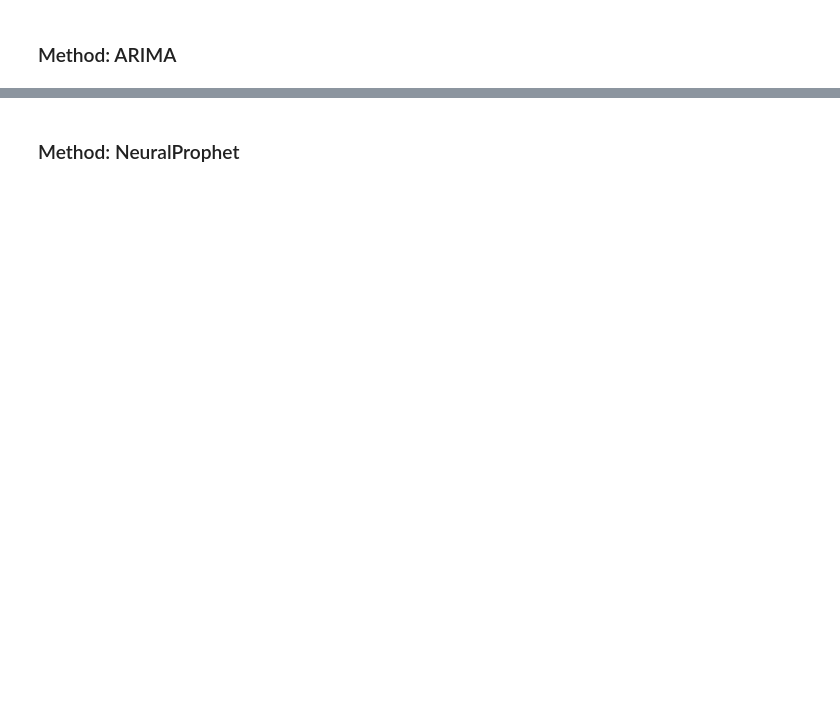
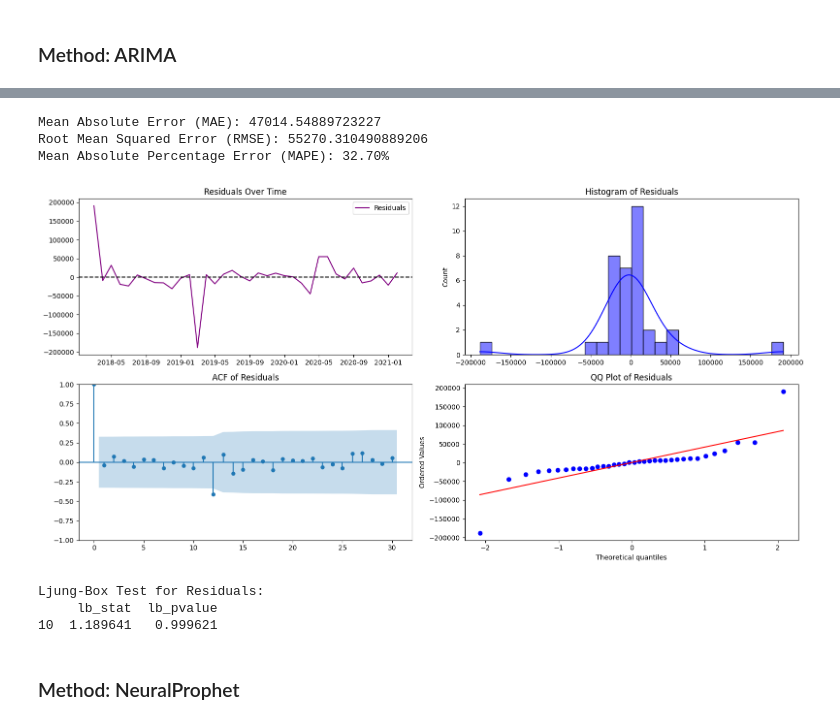
Before and after one commit to CLIUKELLY/Canadian-Car-Sales-Forecasting, a Jupyter notebook: ARIMA Forecasting.ipynb, the cells around one changed output, grey strips where cells are left out. Cells and saved outputs as stored; diff of their text form; code cells hidden in the pictures; blank space fills up the shorter version.

```diff
--- a/ARIMA Forecasting.ipynb
+++ b/ARIMA Forecasting.ipynb
@@ -305,2 +286,61 @@ Too few observations to estimate starting parameters for seasonal ARMA. All para
+# %%
+from sklearn.metrics import mean_absolute_error, mean_squared_error
+
+# Evaluate the forecast using test set
+test_set_values = test_set['VALUE']  # Ensure test_set contains the actual test period values
+mae = mean_absolute_error(test_set_values, forecast_arima)
+rmse = np.sqrt(mean_squared_error(test_set_values, forecast_arima))
+mape = np.mean(np.abs((test_set_values - forecast_arima) / test_set_values)) * 100
+
+print(f"Mean Absolute Error (MAE): {mae}")
+print(f"Root Mean Squared Error (RMSE): {rmse}")
+print(f"Mean Absolute Percentage Error (MAPE): {mape:.2f}%")
+
+# Residual Analysis
+residuals = arima_result.resid
+
+# Plot residuals
+plt.figure(figsize=(16, 8))
+
+# Residuals over time
+plt.subplot(2, 2, 1)
+plt.plot(residuals, label='Residuals', color='purple')
+plt.axhline(y=0, color='black', linestyle='--')
+plt.title('Residuals Over Time')
+plt.legend()
+
+# Histogram of residuals
+plt.subplot(2, 2, 2)
+sns.histplot(residuals, kde=True, color='blue')
+plt.title('Histogram of Residuals')
+
+# ACF plot of residuals
+from statsmodels.graphics.tsaplots import plot_acf
+plt.subplot(2, 2, 3)
+plot_acf(residuals, lags=30, ax=plt.gca())
+plt.title('ACF of Residuals')
+
+# QQ plot of residuals
+import scipy.stats as stats
+plt.subplot(2, 2, 4)
+stats.probplot(residuals, dist="norm", plot=plt)
+plt.title('QQ Plot of Residuals')
+
+plt.tight_layout()
+plt.show()
+
+# Check if residuals are white noise
+from statsmodels.stats.diagnostic import acorr_ljungbox
+ljung_box_test = acorr_ljungbox(residuals, lags=[10], return_df=True)
+print("\nLjung-Box Test for Residuals:")
+print(ljung_box_test)
+# %% [output]
+Mean Absolute Error (MAE): 47014.54889723227
+Root Mean Squared Error (RMSE): 55270.310490889206
+Mean Absolute Percentage Error (MAPE): 32.70%
+[figure, added]
+Ljung-Box Test for Residuals:
+     lb_stat  lb_pvalue
+10  1.189641   0.999621
 # %% [markdown]
 ### Method: NeuralProphet
```
Also changed, not shown: parts of 16 cells of this notebook, 13 other files.
